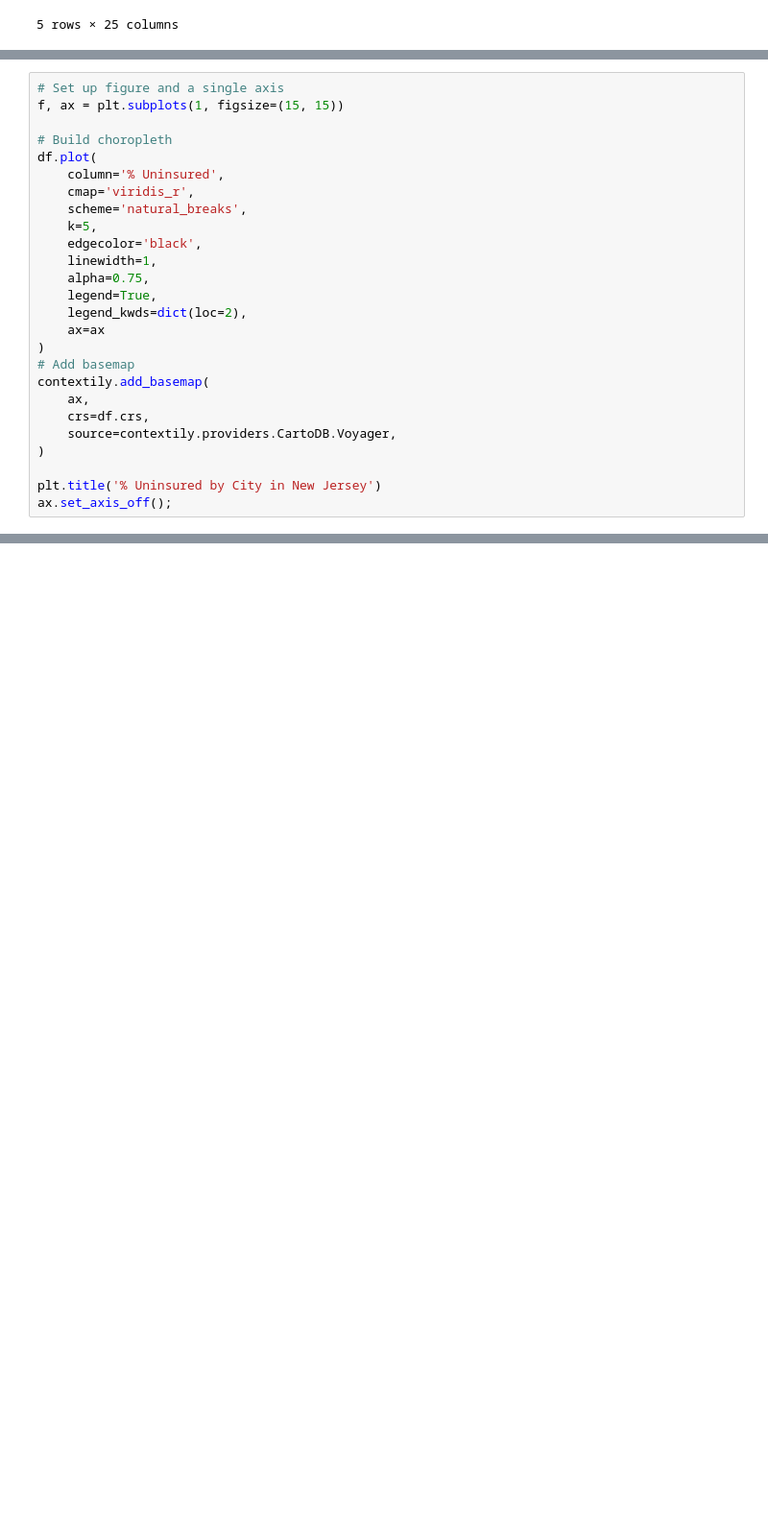
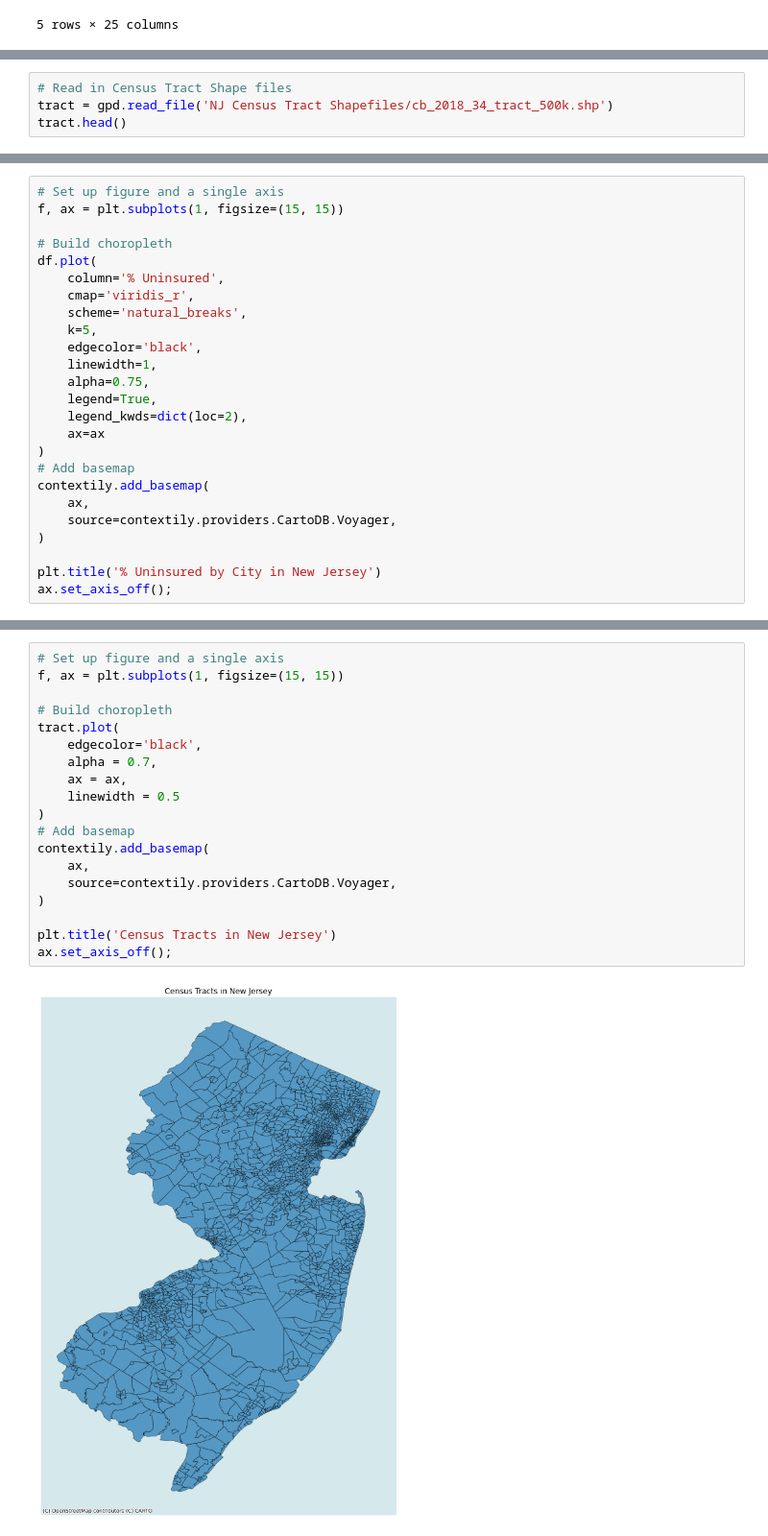
Before and after one commit to Myself1214/Pushing-P-Breakers, a Jupyter notebook: tobler_interpolation_test.ipynb, the cells around one changed output, grey strips where cells are left out. Shown at 96% size. Drawn from its saved outputs; the diff is of its cells as text; blank space fills up the shorter version.

Commit message:
Updated model and added County and Census Tract Shapefiles

```diff
--- a/tobler_interpolation_test.ipynb
+++ b/tobler_interpolation_test.ipynb
@@ -175,3 +181,7 @@ df.head()
 | 3 | New Jersey | Hunterdon County | Union Township | 4.1 | 109577 | 4726 | ... |
 | 4 | New Jersey | Union County | Union Township | 5.2 | 95489 | 58355 | ... |
 5 rows × 27 columns
+# %%
+# Read in Census Tract Shape files
+tract = gpd.read_file('NJ Census Tract Shapefiles/cb_2018_34_tract_500k.shp')
+tract.head()
@@ -195,7 +212,6 @@ df.plot(
 # Add basemap
 contextily.add_basemap(
     ax,
-    crs=df.crs,
     source=contextily.providers.CartoDB.Voyager,
 )
 
@@ -203,3 +219,24 @@ plt.title('% Uninsured by City in New Jersey')
 ax.set_axis_off();
 # %% [output]
 [figure]
+# %%
+# Set up figure and a single axis
+f, ax = plt.subplots(1, figsize=(15, 15))
+
+# Build choropleth
+tract.plot(
+    edgecolor='black',
+    alpha = 0.7,
+    ax = ax,
+    linewidth = 0.5
+)
+# Add basemap
+contextily.add_basemap(
+    ax,
+    source=contextily.providers.CartoDB.Voyager,
+)
+
+plt.title('Census Tracts in New Jersey')
+ax.set_axis_off();
+# %% [output]
+[figure, added]
```
Also changed, not shown: parts of 9 cells of this notebook, 13 other files.
